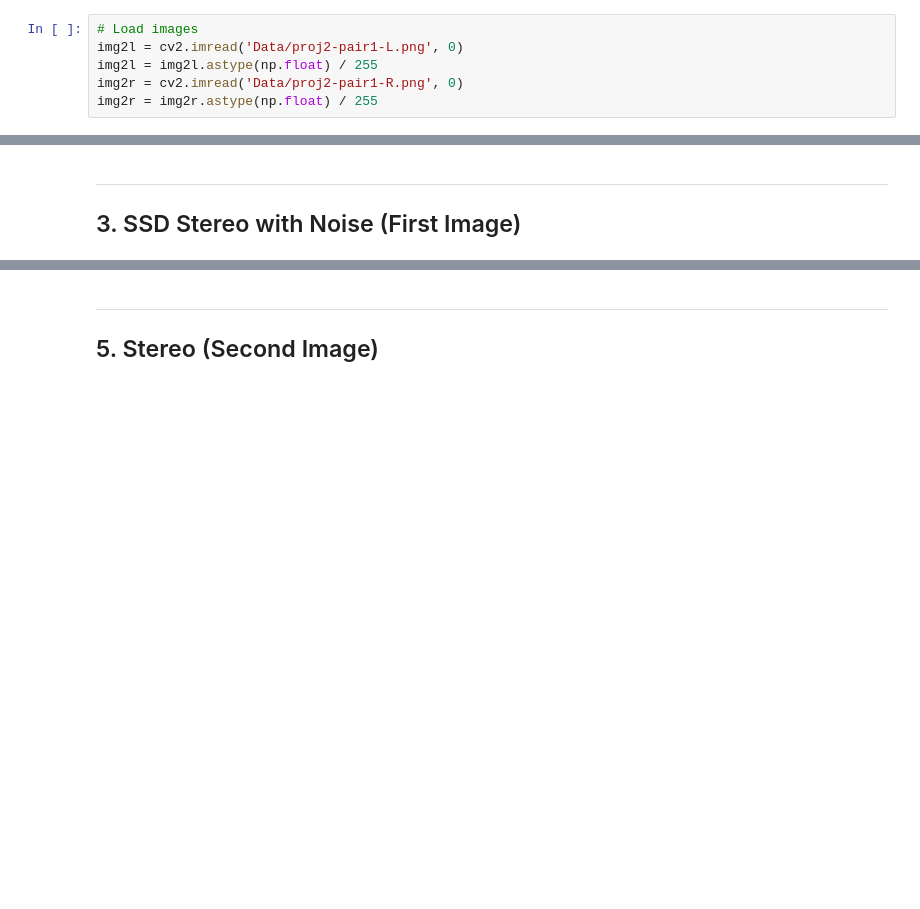
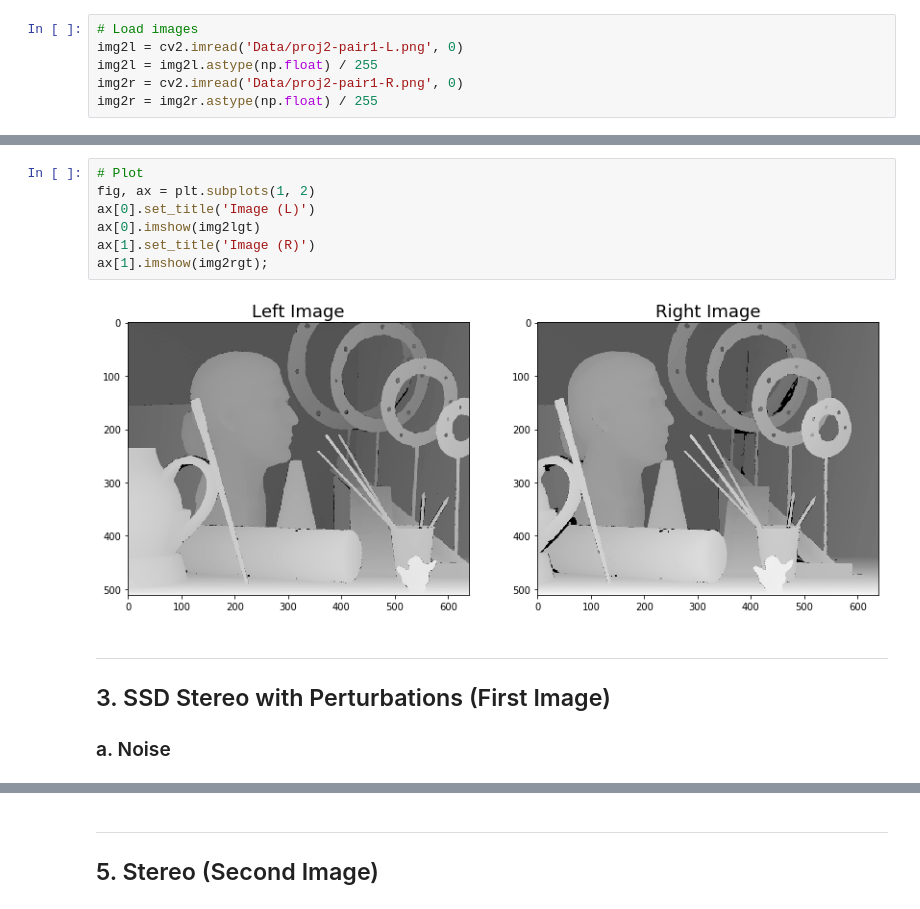
Before and after one commit to brandenwallace/cs6476-cv-1, a Jupyter notebook: PS2/PS2.ipynb, the cells around one changed output, grey strips where cells are left out. Saved outputs shown, nothing was run; the diff lists cells and outputs as text; blank space fills up the shorter version.

```diff
--- a/PS2/PS2.ipynb
+++ b/PS2/PS2.ipynb
@@ -101,3 +132,13 @@ plt.imshow(depth, clim=(0, 1));
+# %%
+# Plot
+fig, ax = plt.subplots(1, 2)
+ax[0].set_title('Image (L)')
+ax[0].imshow(img2lgt)
+ax[1].set_title('Image (R)')
+ax[1].imshow(img2rgt);
+# %% [output]
+[figure, added]
 # %% [markdown]
 ---
-## 3. SSD Stereo with Noise (First Image)
+## 3. SSD Stereo with Perturbations (First Image)
+### a. Noise
```
Also changed, not shown: parts of 29 cells of this notebook.
